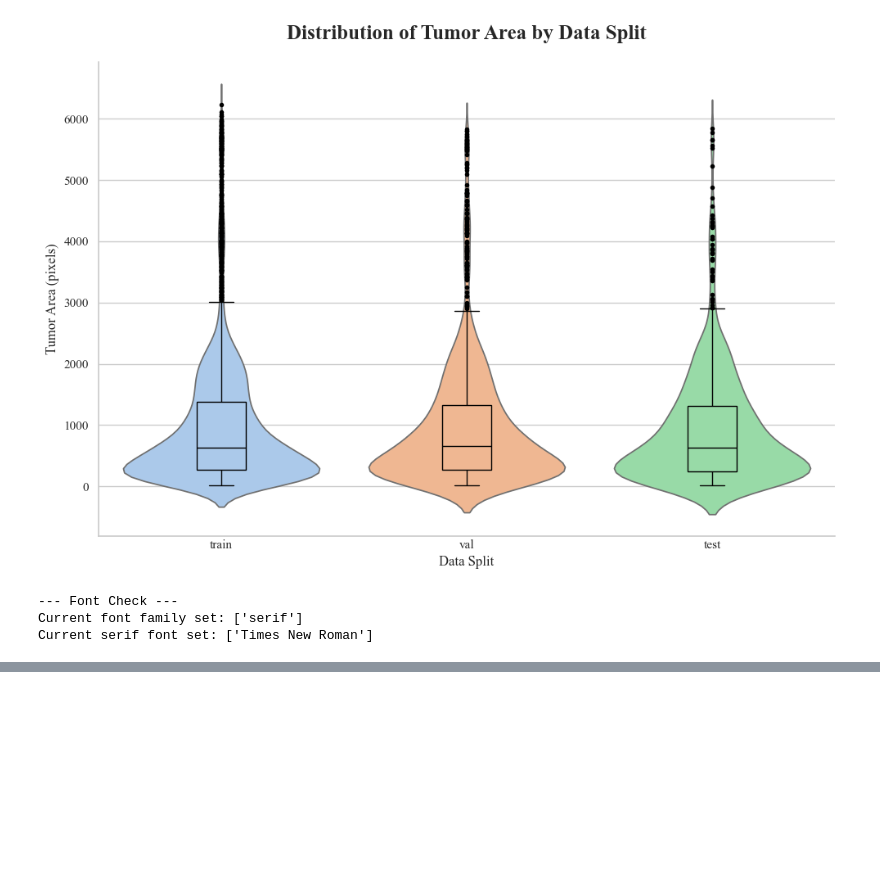
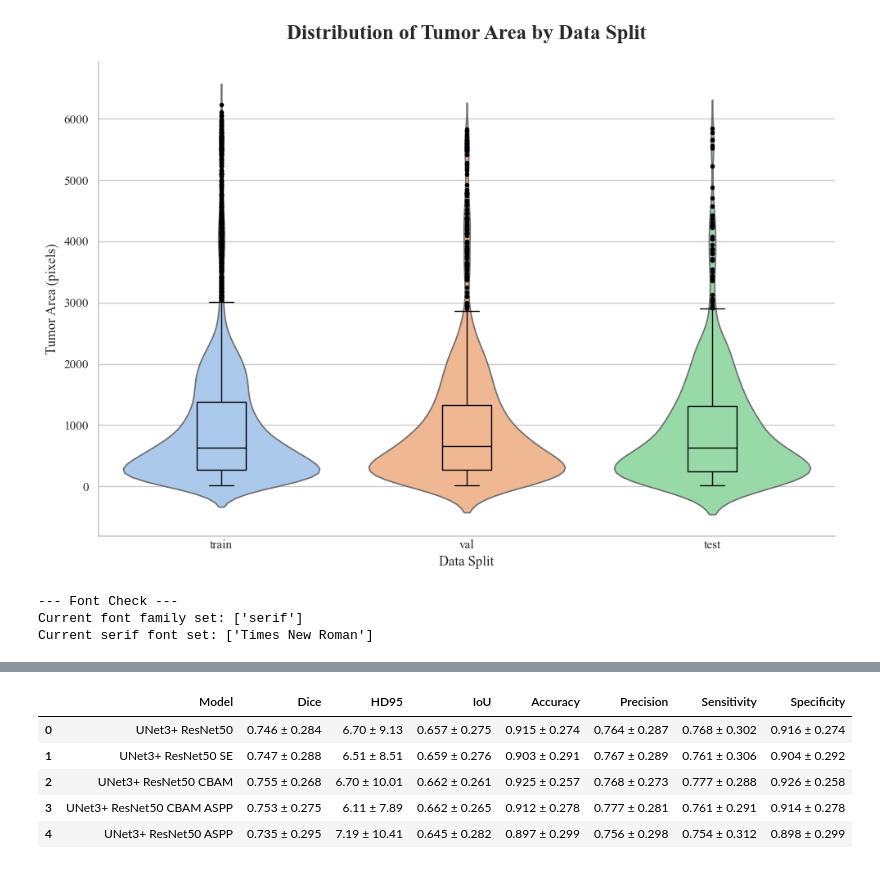
Before and after one commit to VA0211/cect_seg_unet, a Jupyter notebook: plot_log.ipynb, the cells around one changed output, grey strips where cells are left out. Drawn from its saved outputs; the diff is of its cells as text; code cells hidden in the pictures; blank space fills up the shorter version.

```diff
--- a/plot_log.ipynb
+++ b/plot_log.ipynb
@@ -293,0 +358,9 @@ Current serif font set: ['Times New Roman']
+# %%
+df_summary
+# %% [output]
+|  | Model | Dice | HD95 | IoU | Accuracy | Precision | Sensitivity | Specificity |
+| 0 | UNet3+ ResNet50 | 0.746 ± 0.284 | 6.70 ± 9.13 | 0.657 ± 0.275 | 0.915 ± 0.274 | 0.764 ± 0.287 | 0.768 ± 0.302 | 0.916 ± 0.274 |
+| 1 | UNet3+ ResNet50 SE | 0.747 ± 0.288 | 6.51 ± 8.51 | 0.659 ± 0.276 | 0.903 ± 0.291 | 0.767 ± 0.289 | 0.761 ± 0.306 | 0.904 ± 0.292 |
+| 2 | UNet3+ ResNet50 CBAM | 0.755 ± 0.268 | 6.70 ± 10.01 | 0.662 ± 0.261 | 0.925 ± 0.257 | 0.768 ± 0.273 | 0.777 ± 0.288 | 0.926 ± 0.258 |
+| 3 | UNet3+ ResNet50 CBAM ASPP | 0.753 ± 0.275 | 6.11 ± 7.89 | 0.662 ± 0.265 | 0.912 ± 0.278 | 0.777 ± 0.281 | 0.761 ± 0.291 | 0.914 ± 0.278 |
+| 4 | UNet3+ ResNet50 ASPP | 0.735 ± 0.295 | 7.19 ± 10.41 | 0.645 ± 0.282 | 0.897 ± 0.299 | 0.756 ± 0.298 | 0.754 ± 0.312 | 0.898 ± 0.299 |
```
Also changed, not shown: parts of 6 cells of this notebook, 9 other files.
